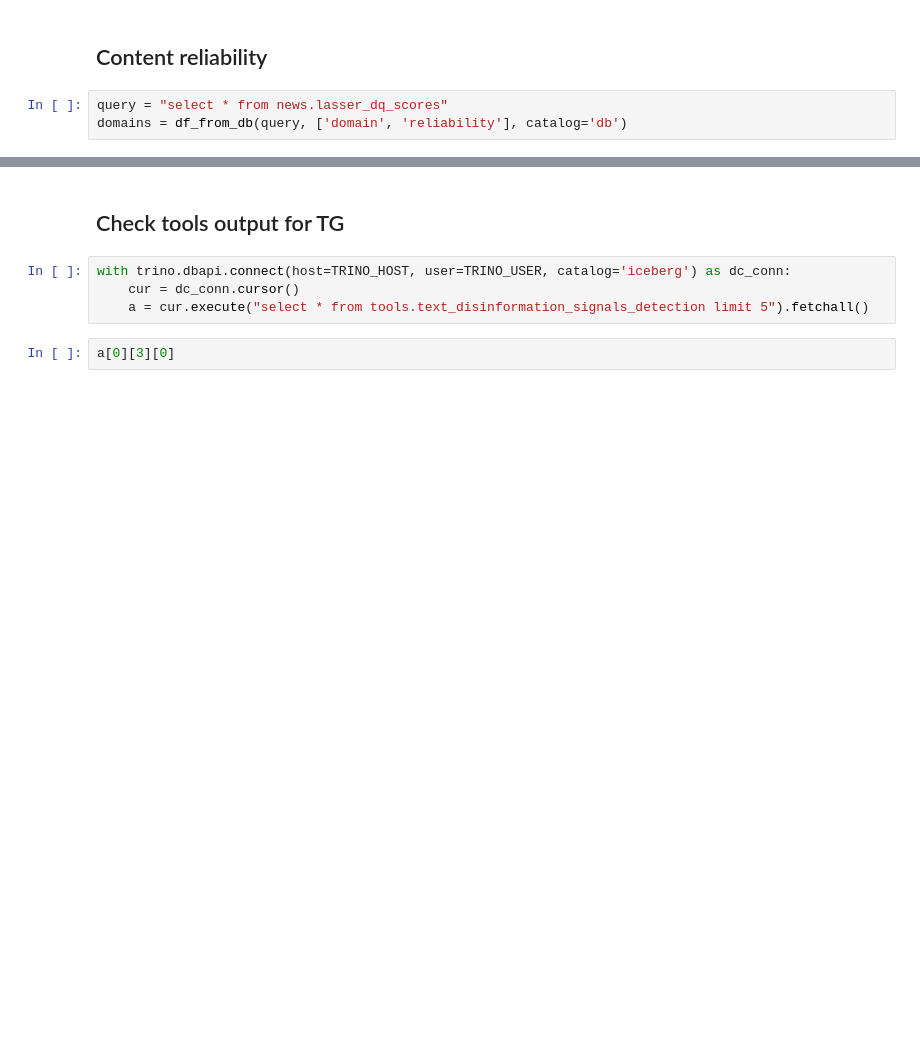
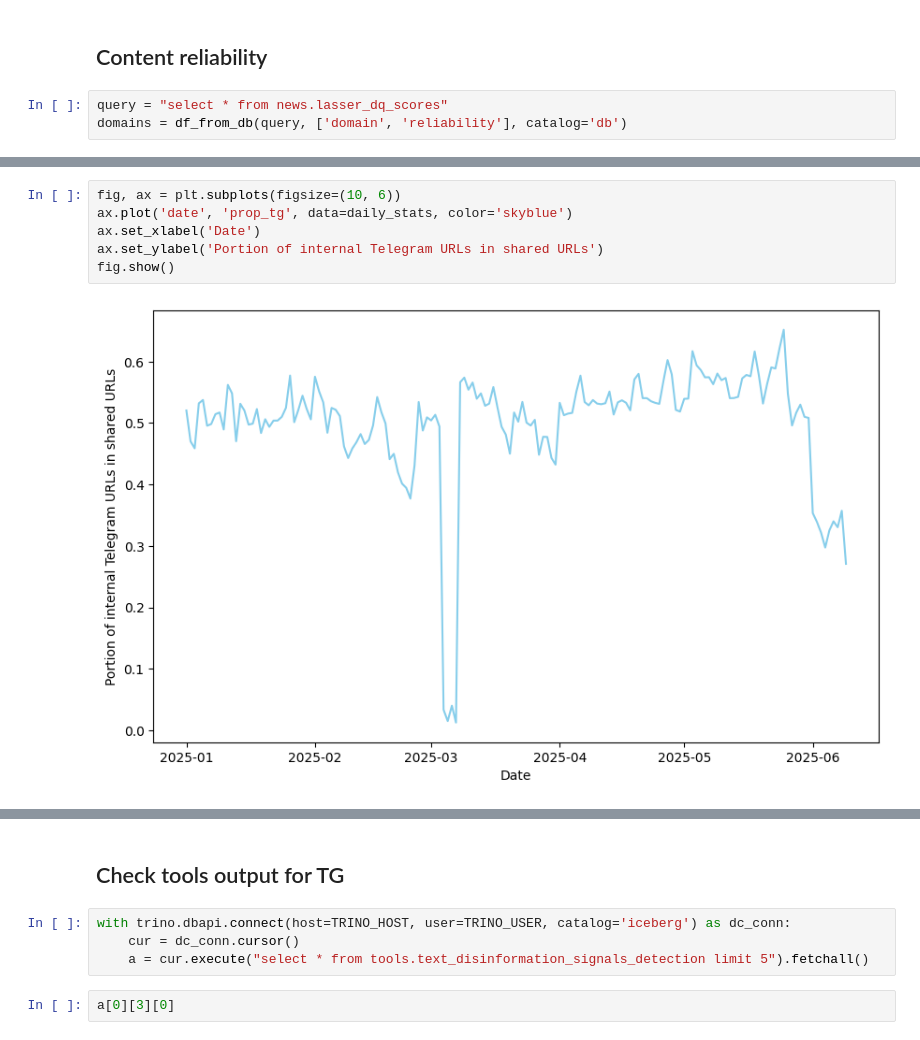
Before and after one commit to TLouf/AI4trust-observatory, a Jupyter notebook: viz.ipynb, the cells around one changed output, grey strips where cells are left out. Drawn from its saved outputs; the diff is of its cells as text; blank space fills up the shorter version.

```diff
--- a/viz.ipynb
+++ b/viz.ipynb
@@ -53,0 +135,8 @@ domains = df_from_db(query, ['domain', 'reliability'], catalog='db')
+# %%
+fig, ax = plt.subplots(figsize=(10, 6))
+ax.plot('date', 'prop_tg', data=daily_stats, color='skyblue')
+ax.set_xlabel('Date')
+ax.set_ylabel('Portion of internal Telegram URLs in shared URLs')
+fig.show()
+# %% [output]
+[figure, added]
```
Also changed, not shown: parts of 12 cells of this notebook.
